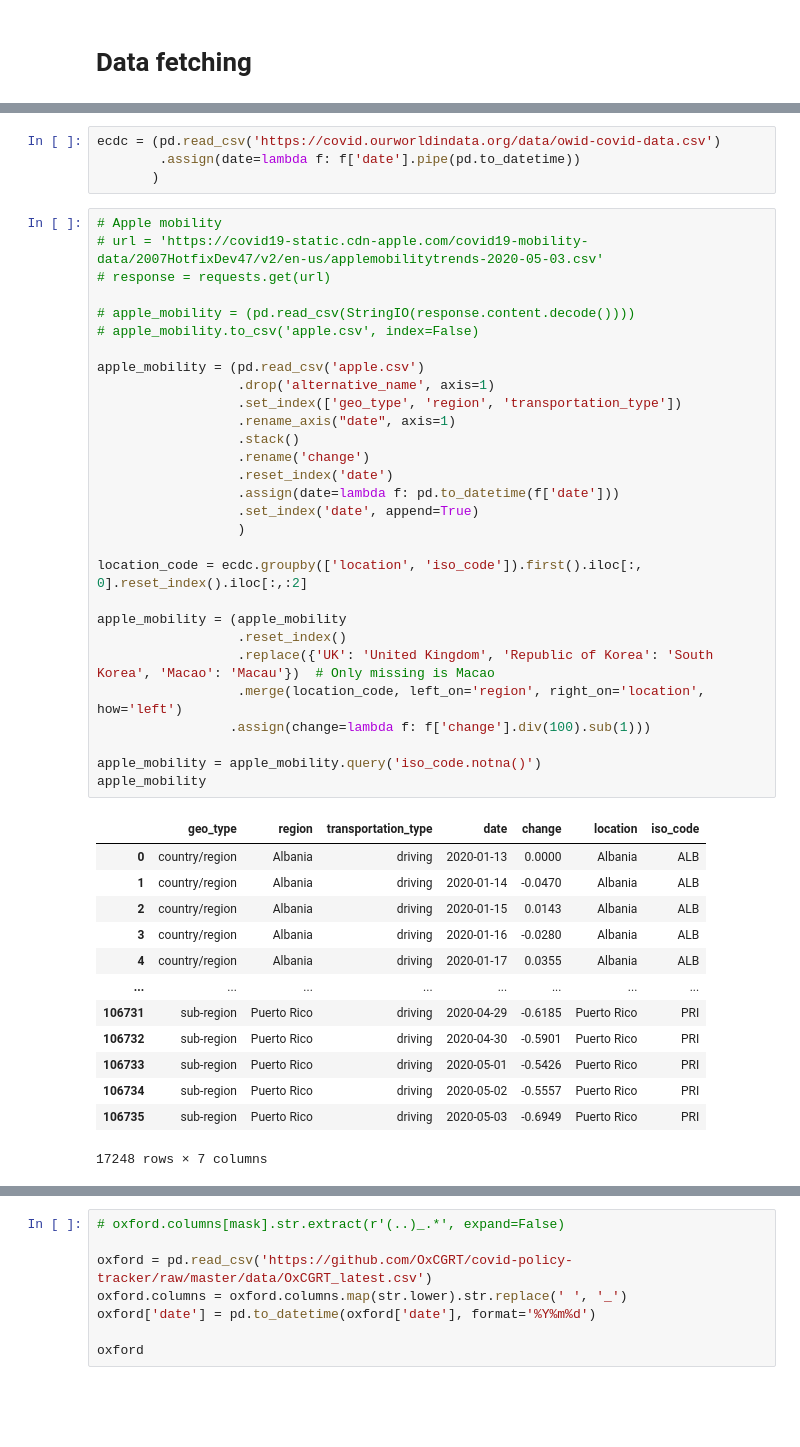
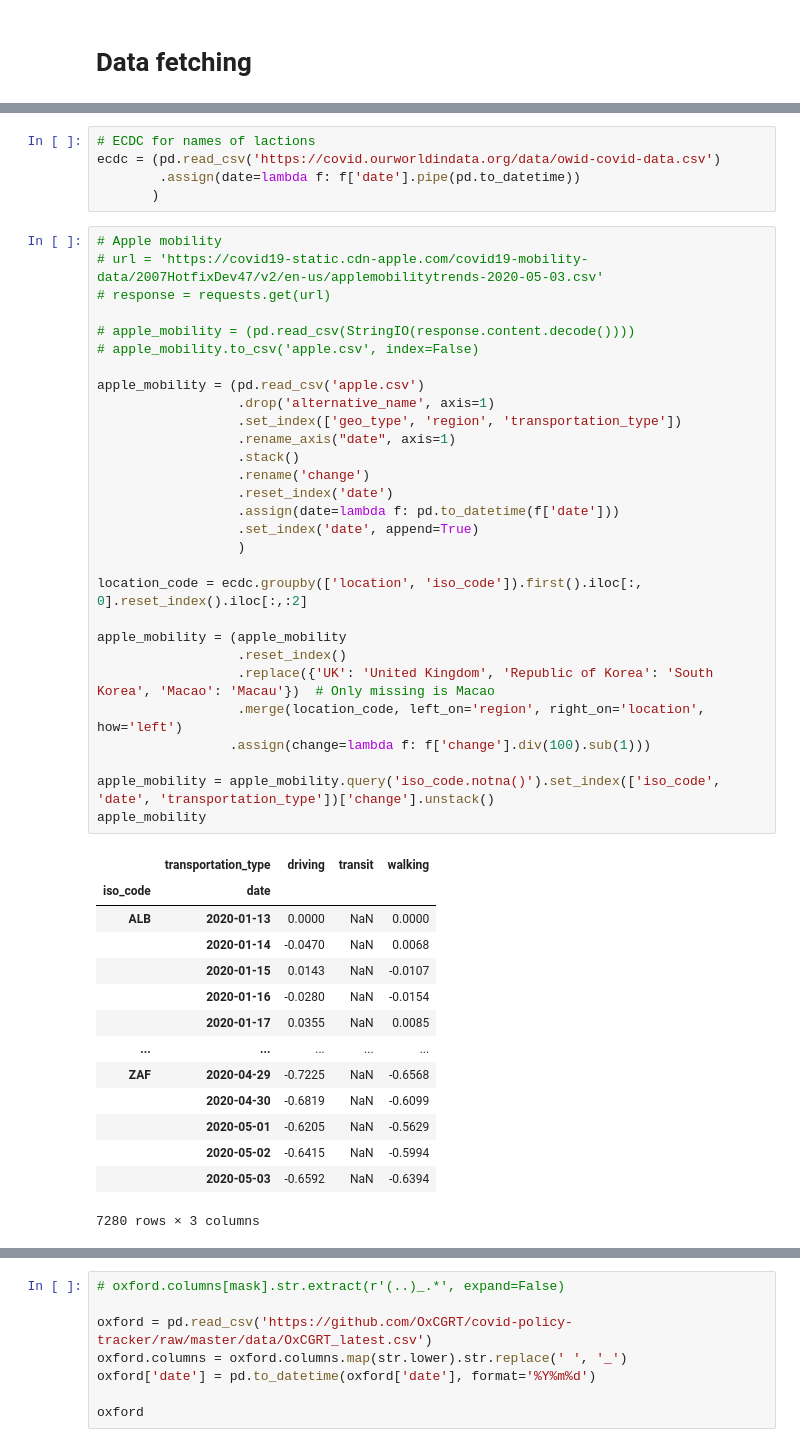
Before and after one commit to horaceg/uncover, a Jupyter notebook: working/measures_mobility.ipynb, the cells around one changed output, grey strips where cells are left out. Cells and saved outputs as stored; diff of their text form; blank space fills up the shorter version.

```diff
--- a/working/measures_mobility.ipynb
+++ b/working/measures_mobility.ipynb
@@ -31,49 +34,51 @@ measures['date_implemented'] = pd.to_datetime(measures['date_implemented'])
 measures = measures.merge(isocodes, left_on='iso', right_on='alpha-3_code')
 measures
 # %%
+# ECDC for names of lactions
 ecdc = (pd.read_csv('https://covid.ourworldindata.org/data/owid-covid-data.csv')
         .assign(date=lambda f: f['date'].pipe(pd.to_datetime))
        )
 # %%
 # Apple mobility
 # url = 'https://covid19-static.cdn-apple.com/covid19-mobility-data/2007HotfixDev47/v2/en-us/applemobilitytrends-2020-05-03.csv'
 # response = requests.get(url)
 
 # apple_mobility = (pd.read_csv(StringIO(response.content.decode())))
 # apple_mobility.to_csv('apple.csv', index=False)
 
 apple_mobility = (pd.read_csv('apple.csv')
                   .drop('alternative_name', axis=1)
                   .set_index(['geo_type', 'region', 'transportation_type'])
                   .rename_axis("date", axis=1)
                   .stack()
                   .rename('change')
                   .reset_index('date')
                   .assign(date=lambda f: pd.to_datetime(f['date']))
                   .set_index('date', append=True)
                   )
 
 location_code = ecdc.groupby(['location', 'iso_code']).first().iloc[:, 0].reset_index().iloc[:,:2]
 
 apple_mobility = (apple_mobility
                   .reset_index()
                   .replace({'UK': 'United Kingdom', 'Republic of Korea': 'South Korea', 'Macao': 'Macau'})  # Only missing is Macao
                   .merge(location_code, left_on='region', right_on='location', how='left')
                  .assign(change=lambda f: f['change'].div(100).sub(1)))
 
-apple_mobility = apple_mobility.query('iso_code.notna()')
+apple_mobility = apple_mobility.query('iso_code.notna()').set_index(['iso_code', 'date', 'transportation_type'])['change'].unstack()
 apple_mobility
 # %% [output]
-|  | geo_type | region | transportation_type | date | change | location | iso_code |
-| 0 | country/region | Albania | driving | 2020-01-13 | 0.0000 | Albania | ALB |
-| 1 | country/region | Albania | driving | 2020-01-14 | -0.0470 | Albania | ALB |
-| 2 | country/region | Albania | driving | 2020-01-15 | 0.0143 | Albania | ALB |
-| 3 | country/region | Albania | driving | 2020-01-16 | -0.0280 | Albania | ALB |
-| 4 | country/region | Albania | driving | 2020-01-17 | 0.0355 | Albania | ALB |
-| ... | ... | ... | ... | ... | ... | ... | ... |
-| 106731 | sub-region | Puerto Rico | driving | 2020-04-29 | -0.6185 | Puerto Rico | PRI |
-| 106732 | sub-region | Puerto Rico | driving | 2020-04-30 | -0.5901 | Puerto Rico | PRI |
-| 106733 | sub-region | Puerto Rico | driving | 2020-05-01 | -0.5426 | Puerto Rico | PRI |
-| 106734 | sub-region | Puerto Rico | driving | 2020-05-02 | -0.5557 | Puerto Rico | PRI |
-| 106735 | sub-region | Puerto Rico | driving | 2020-05-03 | -0.6949 | Puerto Rico | PRI |
+|  | transportation_type | driving | transit | walking |
+| iso_code | date |  |  |  |
+| ALB | 2020-01-13 | 0.0000 | NaN | 0.0000 |
+|  | 2020-01-14 | -0.0470 | NaN | 0.0068 |
+|  | 2020-01-15 | 0.0143 | NaN | -0.0107 |
+|  | 2020-01-16 | -0.0280 | NaN | -0.0154 |
+|  | 2020-01-17 | 0.0355 | NaN | 0.0085 |
+| ... | ... | ... | ... | ... |
+| ZAF | 2020-04-29 | -0.7225 | NaN | -0.6568 |
+|  | 2020-04-30 | -0.6819 | NaN | -0.6099 |
+|  | 2020-05-01 | -0.6205 | NaN | -0.5629 |
+|  | 2020-05-02 | -0.6415 | NaN | -0.5994 |
+|  | 2020-05-03 | -0.6592 | NaN | -0.6394 |
-17248 rows × 7 columns
+7280 rows × 3 columns
```
Also changed, not shown: parts of 19 cells of this notebook.
